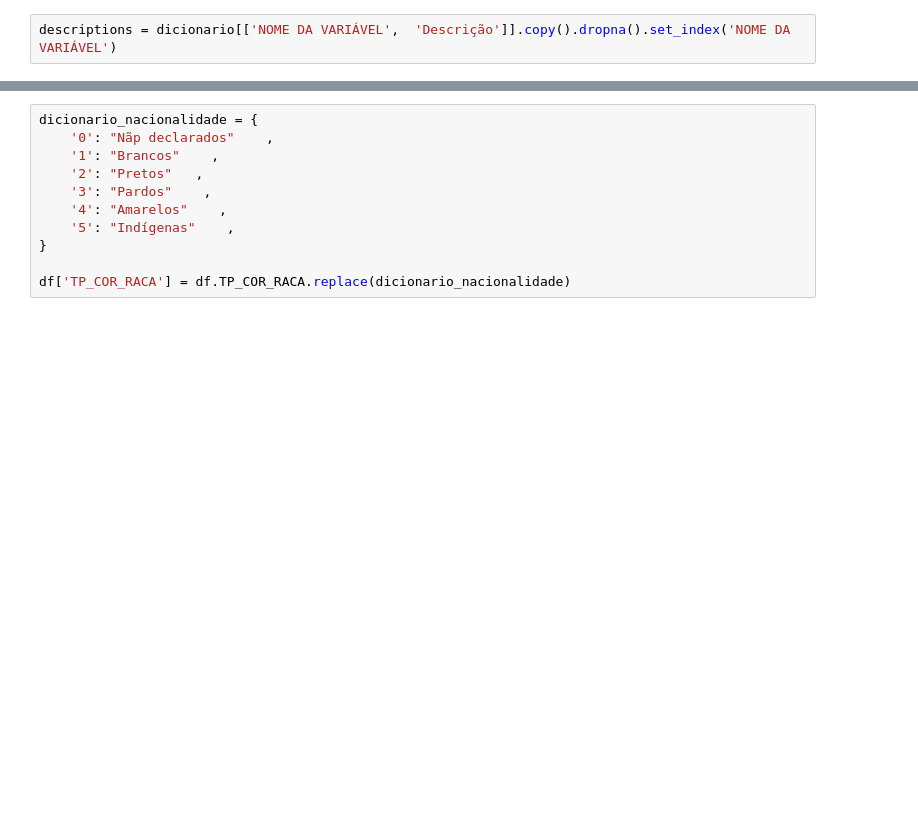
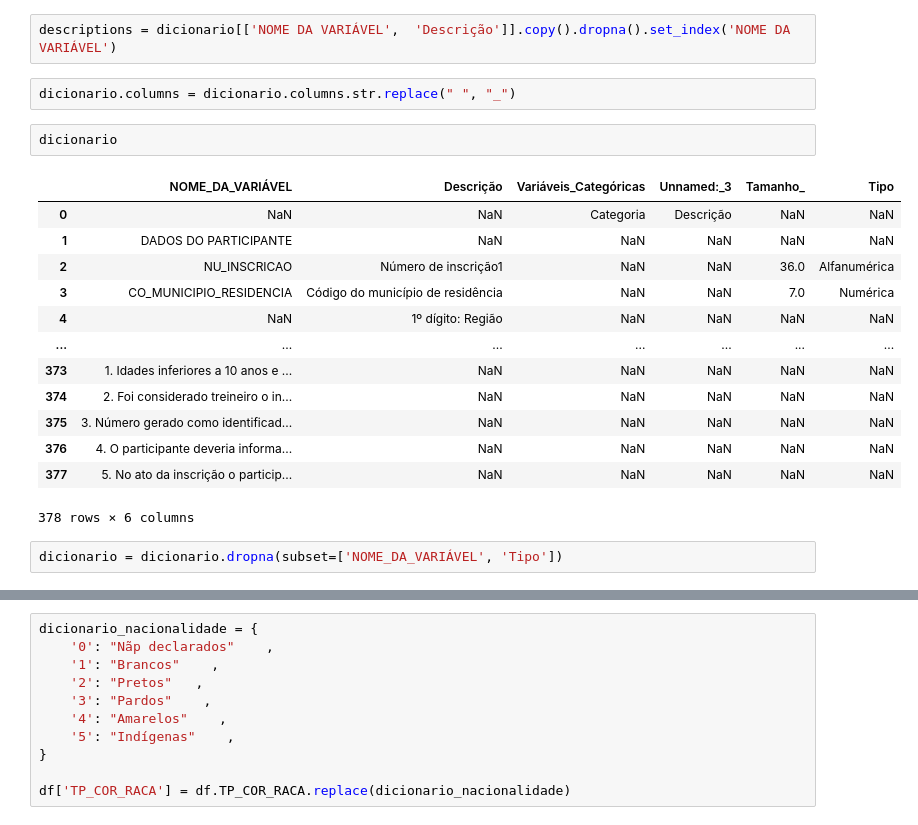
Before and after one commit to akira-gabriel/Enem-2019, a Jupyter notebook: notebooks/01_eda.ipynb, the cells around one changed output, grey strips where cells are left out. Drawn from its saved outputs; the diff is of its cells as text; blank space fills up the shorter version.

```diff
--- a/notebooks/01_eda.ipynb
+++ b/notebooks/01_eda.ipynb
@@ -27,3 +27,23 @@ df = pd.read_csv(BASEDIR / 'train.csv', nrows=5000)
 dicionario = pd.read_excel(BASEDIR / 'Dicionario_Microdados_Enem.xlsx', skiprows=2)
 # %%
 descriptions = dicionario[['NOME DA VARIÁVEL',	'Descrição']].copy().dropna().set_index('NOME DA VARIÁVEL')
+# %%
+dicionario.columns = dicionario.columns.str.replace(" ", "_")
+# %%
+dicionario
+# %% [output]
+|  | NOME_DA_VARIÁVEL | Descrição | Variáveis_Categóricas | Unnamed:_3 | Tamanho_ | Tipo |
+| 0 | NaN | NaN | Categoria | Descrição | NaN | NaN |
+| 1 | DADOS DO PARTICIPANTE | NaN | NaN | NaN | NaN | NaN |
+| 2 | NU_INSCRICAO | Número de inscrição1 | NaN | NaN | 36.0 | Alfanumérica |
+| 3 | CO_MUNICIPIO_RESIDENCIA | Código do município de residência | NaN | NaN | 7.0 | Numérica |
+| 4 | NaN | 1º dígito: Região | NaN | NaN | NaN | NaN |
+| ... | ... | ... | ... | ... | ... | ... |
+| 373 | 1. Idades inferiores a 10 anos e ... | NaN | NaN | NaN | NaN | NaN |
+| 374 | 2. Foi considerado treineiro o in... | NaN | NaN | NaN | NaN | NaN |
+| 375 | 3. Número gerado como identificad... | NaN | NaN | NaN | NaN | NaN |
+| 376 | 4. O participante deveria informa... | NaN | NaN | NaN | NaN | NaN |
+| 377 | 5. No ato da inscrição o particip... | NaN | NaN | NaN | NaN | NaN |
+378 rows × 6 columns
+# %%
+dicionario = dicionario.dropna(subset=['NOME_DA_VARIÁVEL', 'Tipo'])
```
Also changed, not shown: parts of 19 cells of this notebook.
